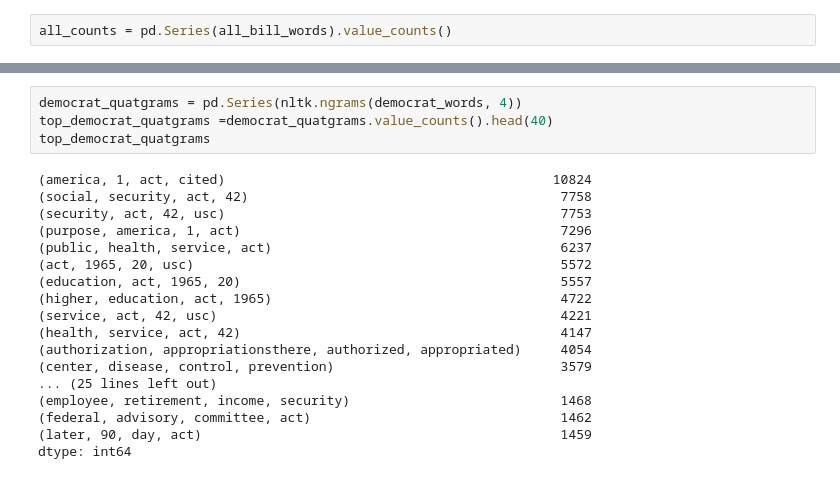
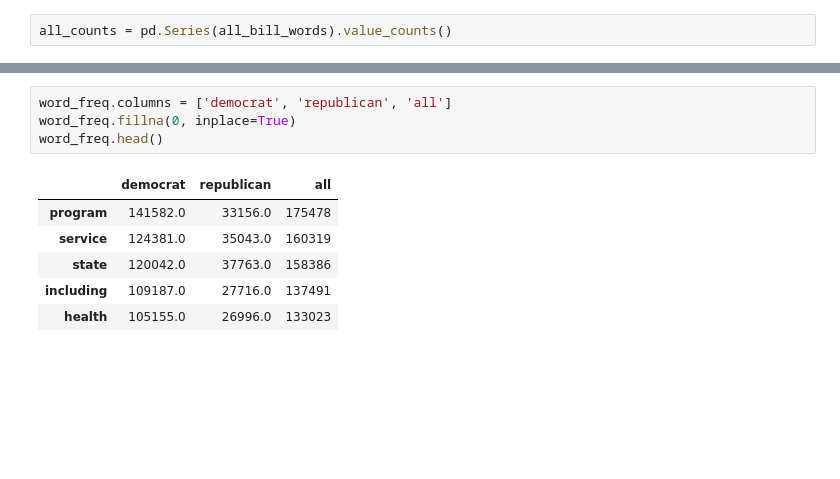
Before and after one commit to good-bill-hunting/political_parser, a Jupyter notebook: barts_explore.ipynb, the cells around one changed output, grey strips where cells are left out. Saved outputs shown, nothing was run; the diff lists cells and outputs as text; blank space fills up the shorter version.

```diff
--- a/barts_explore.ipynb
+++ b/barts_explore.ipynb
@@ -191,22 +159,11 @@ dtype: int64
-# %%
-democrat_quatgrams = pd.Series(nltk.ngrams(democrat_words, 4))
-top_democrat_quatgrams =democrat_quatgrams.value_counts().head(40)
-top_democrat_quatgrams
-# %% [output]
-(america, 1, act, cited)                                          10824
-(social, security, act, 42)                                        7758
-(security, act, 42, usc)                                           7753
-(purpose, america, 1, act)                                         7296
-(public, health, service, act)                                     6237
-(act, 1965, 20, usc)                                               5572
-(education, act, 1965, 20)                                         5557
-(higher, education, act, 1965)                                     4722
-(service, act, 42, usc)                                            4221
-(health, service, act, 42)                                         4147
-(authorization, appropriationsthere, authorized, appropriated)     4054
-(center, disease, control, prevention)                             3579
-... (25 lines left out)
-(employee, retirement, income, security)                           1468
-(federal, advisory, committee, act)                                1462
-(later, 90, day, act)                                              1459
-dtype: int64
+# %%
+word_freq.columns = ['democrat', 'republican', 'all']
+word_freq.fillna(0, inplace=True)
+word_freq.head()
+# %% [output]
+|  | democrat | republican | all |
+| program | 141582.0 | 33156.0 | 175478 |
+| service | 124381.0 | 35043.0 | 160319 |
+| state | 120042.0 | 37763.0 | 158386 |
+| including | 109187.0 | 27716.0 | 137491 |
+| health | 105155.0 | 26996.0 | 133023 |
```
Also changed, not shown: parts of 18 cells of this notebook, 2 other files.
